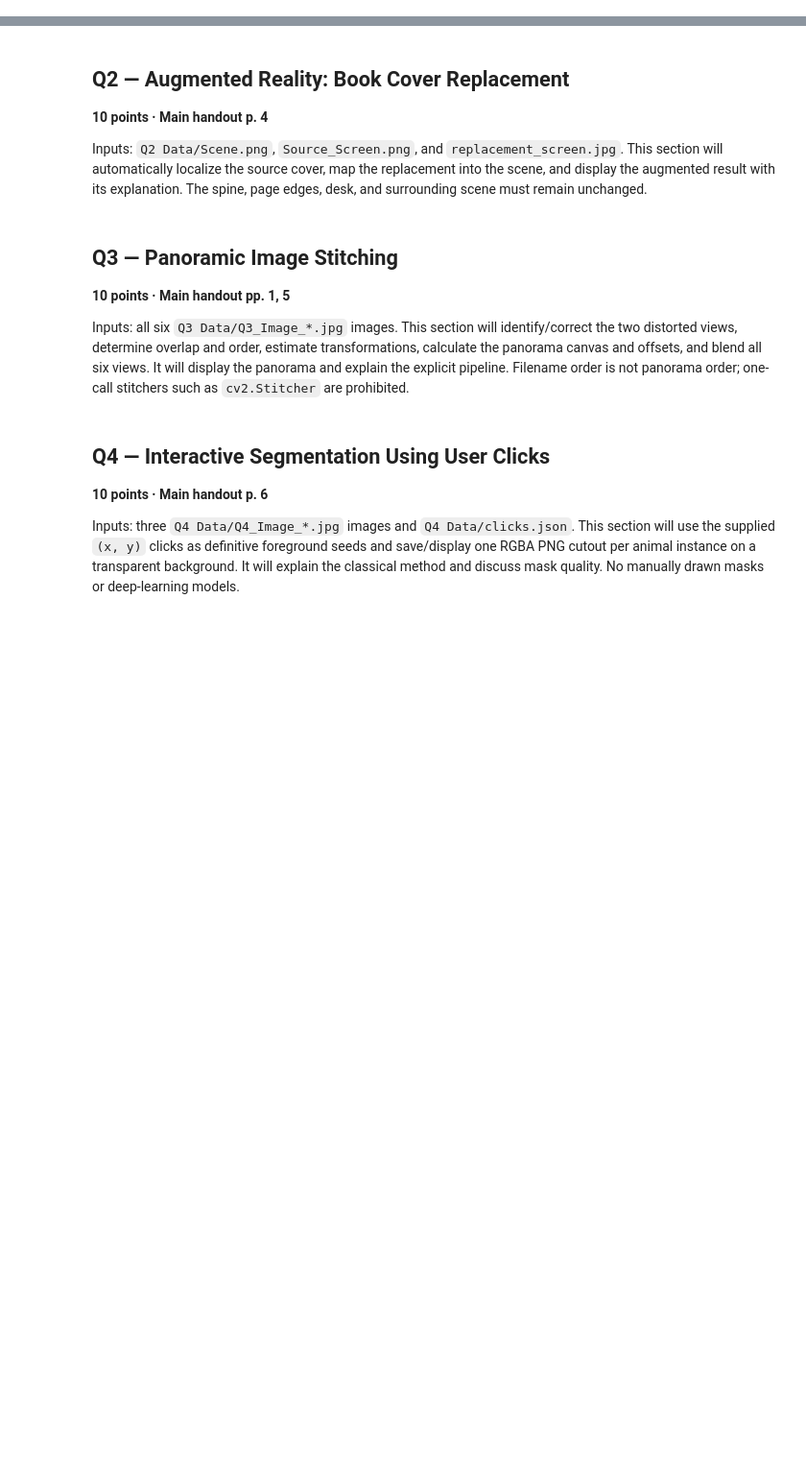
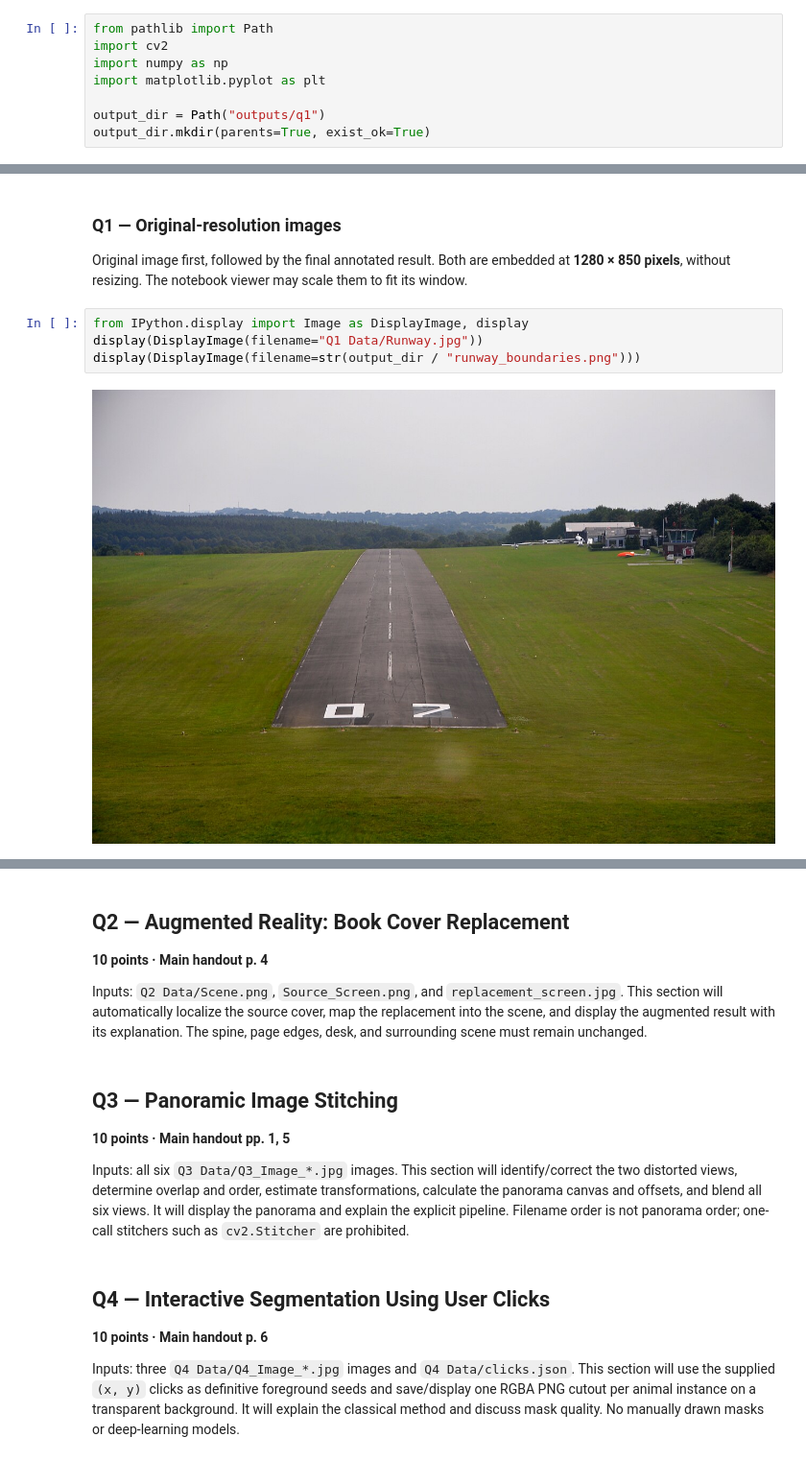
Before and after one commit to rohitfarfad/-CV-Cell-Matching-x-Segmentation, a Jupyter notebook: Q1to4Solution.ipynb, the cells around one changed output, grey strips where cells are left out. Shown at 96% size. Drawn from its saved outputs; the diff is of its cells as text; blank space fills up the shorter version.

```diff
--- a/Q1to4Solution.ipynb
+++ b/Q1to4Solution.ipynb
@@ -19,0 +14,8 @@ Input: `Q1 Data/Runway.jpg`. Automatically detect exactly the two outer paved-ru
+# %%
+from pathlib import Path
+import cv2
+import numpy as np
+import matplotlib.pyplot as plt
+
+output_dir = Path("outputs/q1")
+output_dir.mkdir(parents=True, exist_ok=True)
@@ -19,0 +112,10 @@ Input: `Q1 Data/Runway.jpg`. Automatically detect exactly the two outer paved-ru
+# %% [markdown]
+### Q1 — Original-resolution images
+
+Original image first, followed by the final annotated result. Both are embedded at **1280 × 850 pixels**, without resizing. The notebook viewer may scale them to fit its window.
+# %%
+from IPython.display import Image as DisplayImage, display
+display(DisplayImage(filename="Q1 Data/Runway.jpg"))
+display(DisplayImage(filename=str(output_dir / "runway_boundaries.png")))
+# %% [output]
+[figure, added]
```
Also changed, not shown: parts of 12 cells of this notebook, 2 other files.
